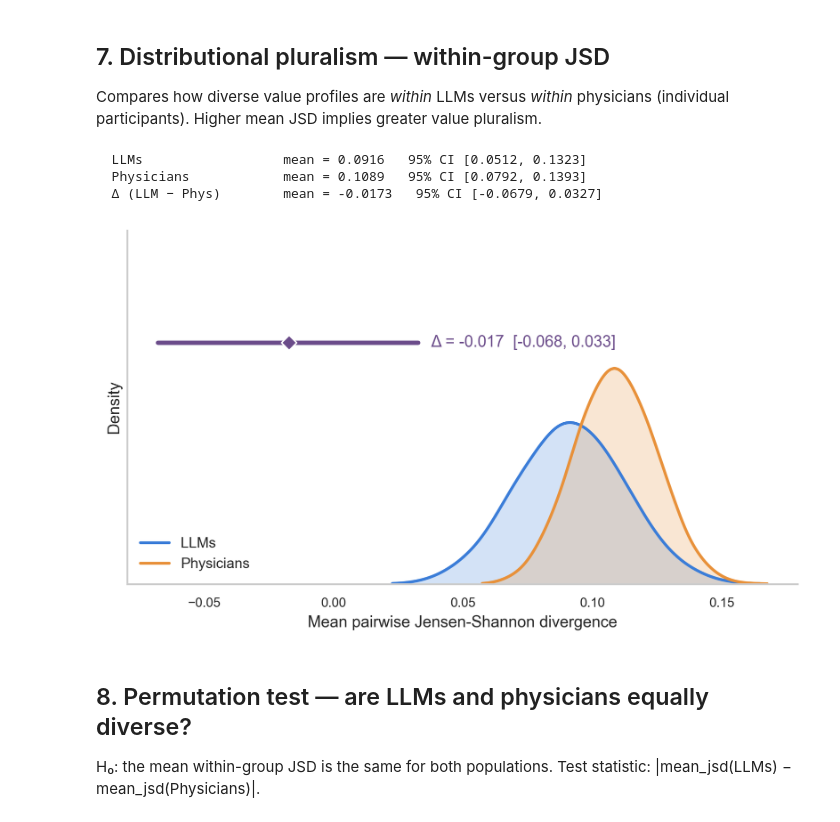
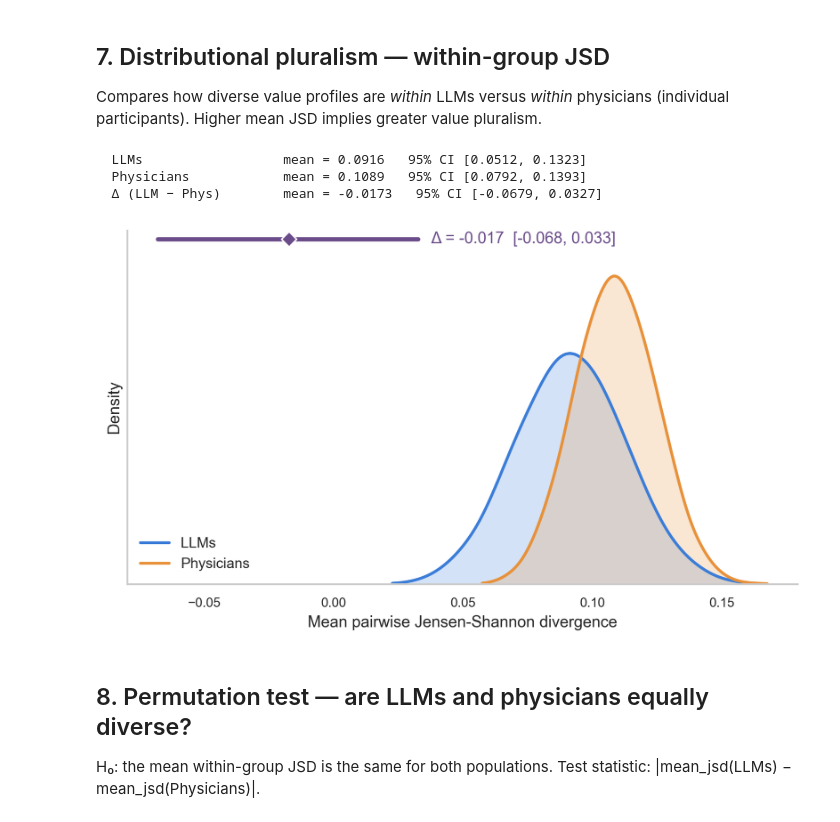
Before and after one commit to payalchandak/ValueBench, a Jupyter notebook: src/analysis/value_profiles.ipynb, the cells around one changed output. Saved outputs shown, nothing was run; the diff lists cells and outputs as text; code cells hidden in the pictures.

```diff
--- a/src/analysis/value_profiles.ipynb
+++ b/src/analysis/value_profiles.ipynb
@@ -437,35 +456,35 @@ for br, color, label in [
     # ax.axvline(br.mean, color=color, lw=1.3, ls="--", alpha=0.7)
 
 # ── Δ CI bar above the density peaks ──
 lo_d, hi_d = diff_br.ci(95)
 bar_y = peak_y * 1.12
 
 ax.plot([lo_d, hi_d], [bar_y, bar_y], color=diff_color, lw=3,
         solid_capstyle="round", zorder=4)
 ax.scatter(diff_br.mean, bar_y, color=diff_color, s=55, zorder=5,
            edgecolors="white", linewidths=1.0, marker="D")
 ax.text(hi_d + 0.002, bar_y,
         f"  Δ = {diff_br.mean:.3f}  [{lo_d:.3f}, {hi_d:.3f}]",
         va="center", ha="left", fontsize=11, color=diff_color,
         fontweight="medium")
 
 ax.set_ylabel("Density", fontsize=11)
 ax.set_xlabel("Mean pairwise Jensen-Shannon divergence", fontsize=11)
 ax.legend(fontsize=10, frameon=False, fancybox=False, shadow=False,
           edgecolor="#cccccc", loc="lower left")
 ax.spines[["top", "right"]].set_visible(False)
 ax.tick_params(labelsize=9)
 ax.set_yticks([])
-ax.set_ylim(0, 40)
+ax.set_ylim(0, 28)
 ax.grid(False)
 
 plt.tight_layout()
 plt.show()
 # %% [output]
   LLMs                  mean = 0.0916   95% CI [0.0512, 0.1323]
   Physicians            mean = 0.1089   95% CI [0.0792, 0.1393]
   Δ (LLM − Phys)        mean = -0.0173   95% CI [-0.0679, 0.0327]
-[figure, old version]
+[figure, new version]
 # %% [markdown]
 ## 8. Permutation test — are LLMs and physicians equally diverse?
 
```
Also changed, not shown: parts of 4 cells of this notebook.
